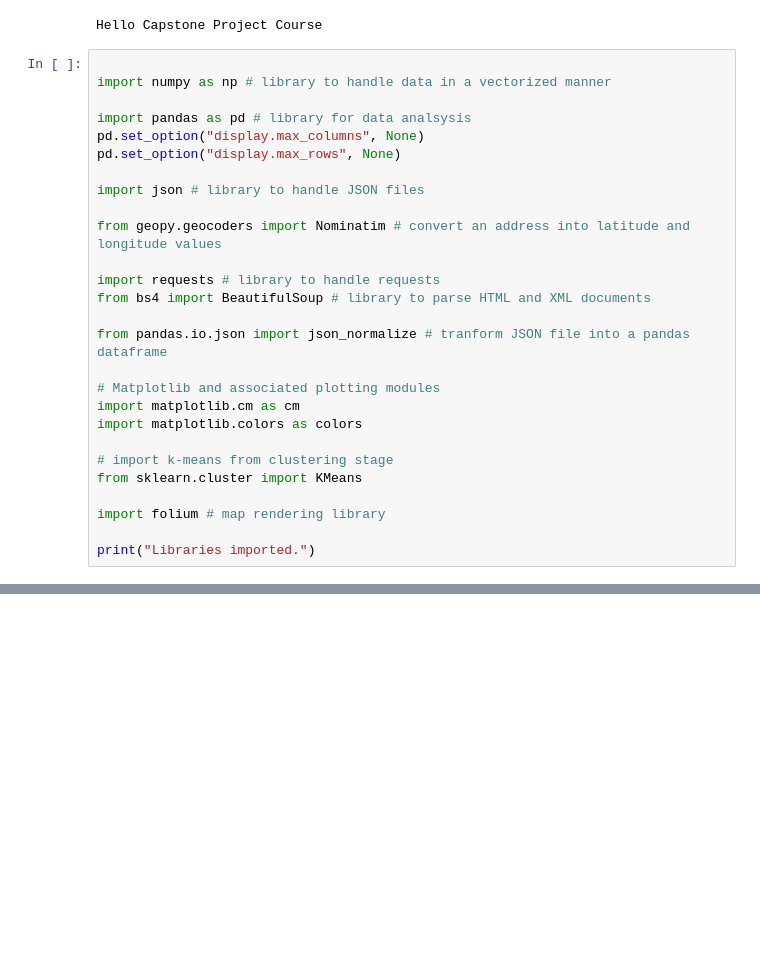
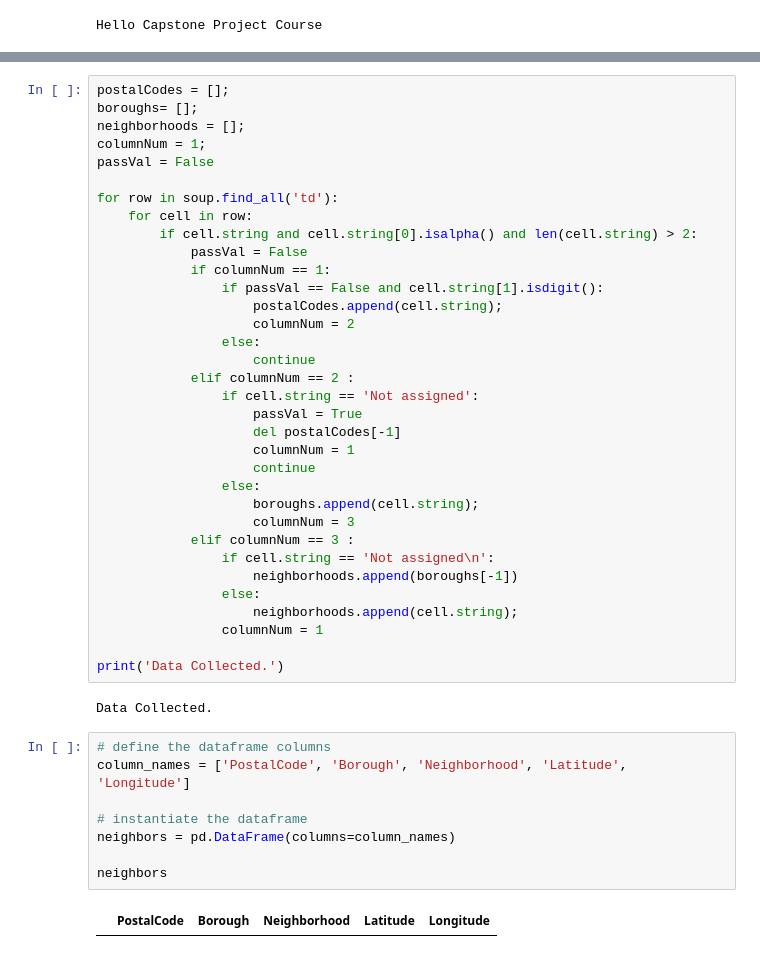
Before and after one commit to ayushi-3/Capstone_Project, a Jupyter notebook: Capstone Project.ipynb, the cells around one changed output, grey strips where cells are left out. Drawn from its saved outputs; the diff is of its cells as text; blank space fills up the shorter version.

```diff
--- a/Capstone Project.ipynb
+++ b/Capstone Project.ipynb
@@ -7,30 +7,3 @@
 print("Hello Capstone Project Course")
 # %% [output]
 Hello Capstone Project Course
-# %%
-
-import numpy as np # library to handle data in a vectorized manner
-
-import pandas as pd # library for data analsysis
-pd.set_option("display.max_columns", None)
-pd.set_option("display.max_rows", None)
-
-import json # library to handle JSON files
-
-from geopy.geocoders import Nominatim # convert an address into latitude and longitude values
-
-import requests # library to handle requests
-from bs4 import BeautifulSoup # library to parse HTML and XML documents
-
-from pandas.io.json import json_normalize # tranform JSON file into a pandas dataframe
-
-# Matplotlib and associated plotting modules
-import matplotlib.cm as cm
-import matplotlib.colors as colors
-
-# import k-means from clustering stage
-from sklearn.cluster import KMeans
-
-import folium # map rendering library
-
-print("Libraries imported.")
@@ -118,0 +49,46 @@ test_df
+# %%
+postalCodes = [];
+boroughs= [];
+neighborhoods = [];
+columnNum = 1;
+passVal = False
+
+for row in soup.find_all('td'):
+    for cell in row:
+        if cell.string and cell.string[0].isalpha() and len(cell.string) > 2:
+            passVal = False
+            if columnNum == 1:
+                if passVal == False and cell.string[1].isdigit():
+                    postalCodes.append(cell.string);
+                    columnNum = 2
+                else:
+                    continue
+            elif columnNum == 2 :
+                if cell.string == 'Not assigned':
+                    passVal = True
+                    del postalCodes[-1]
+                    columnNum = 1
+                    continue
+                else:
+                    boroughs.append(cell.string);
+                    columnNum = 3
+            elif columnNum == 3 :
+                if cell.string == 'Not assigned\n':
+                    neighborhoods.append(boroughs[-1])
+                else:
+                    neighborhoods.append(cell.string);
+                columnNum = 1
+
+print('Data Collected.')
+# %% [output]
+Data Collected.
+# %%
+# define the dataframe columns
+column_names = ['PostalCode', 'Borough', 'Neighborhood', 'Latitude', 'Longitude']
+
+# instantiate the dataframe
+neighbors = pd.DataFrame(columns=column_names)
+
+neighbors
+# %% [output]
+|  | PostalCode | Borough | Neighborhood | Latitude | Longitude |
```
Also changed, not shown: parts of 23 cells of this notebook.
